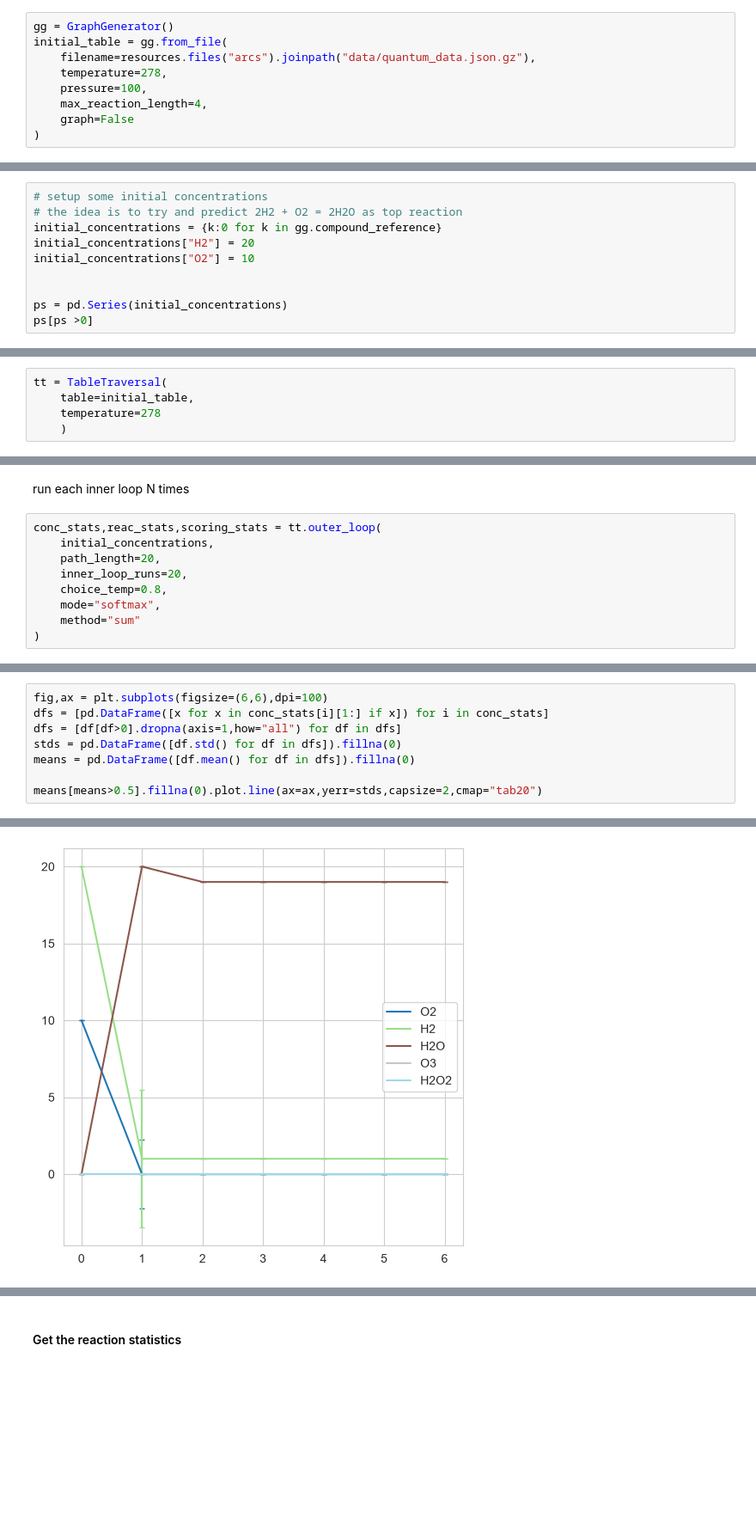
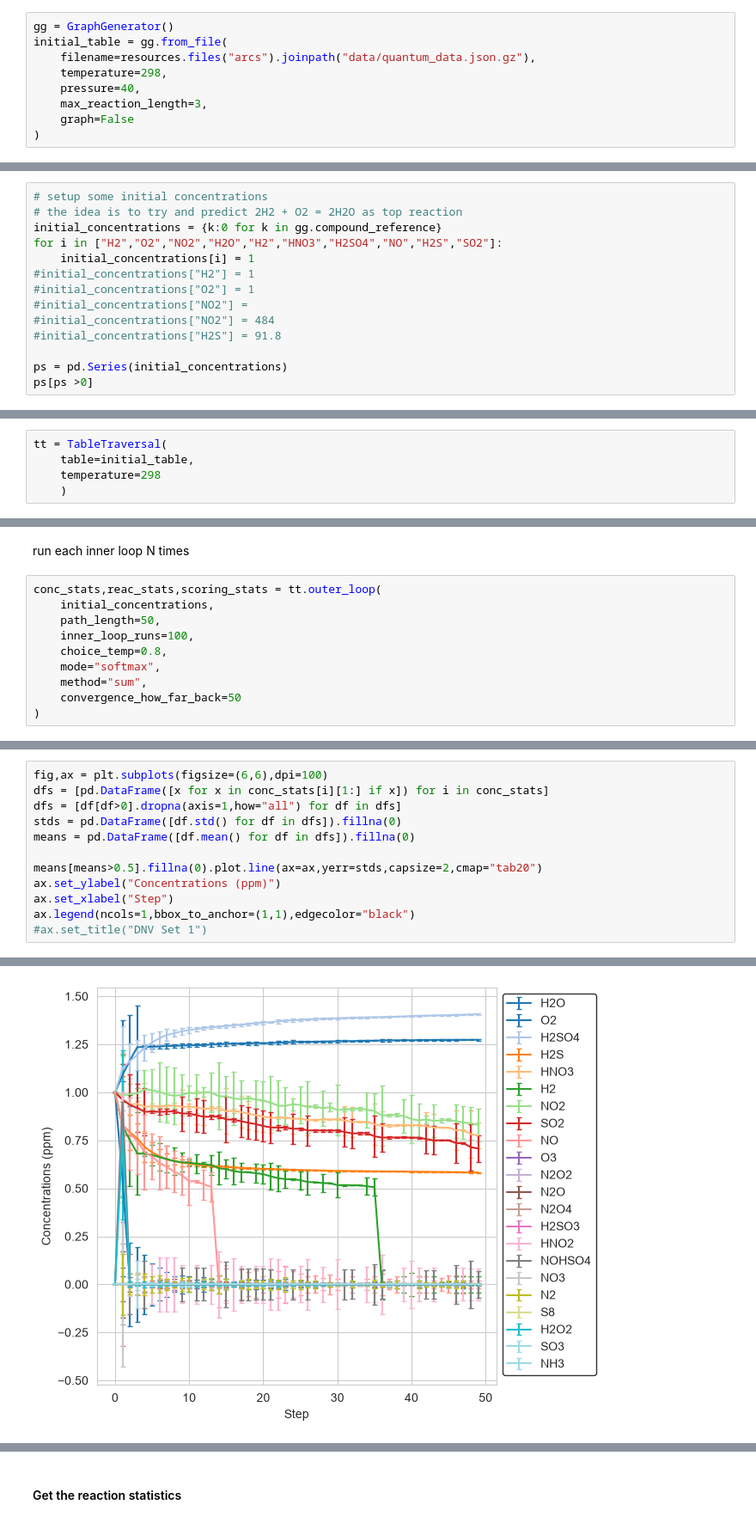
Before and after one commit to badw/arcs, a Jupyter notebook: examples/table_sandbox.ipynb, the cells around one changed output, grey strips where cells are left out. Shown at 86% size. Drawn from its saved outputs; the diff is of its cells as text; blank space fills up the shorter version.

```diff
--- a/examples/table_sandbox.ipynb
+++ b/examples/table_sandbox.ipynb
@@ -34,9 +34,9 @@ where compound is -ve or +ve based on whether it is used up or generated respect
 gg = GraphGenerator()
 initial_table = gg.from_file(
     filename=resources.files("arcs").joinpath("data/quantum_data.json.gz"),
-    temperature=278,
-    pressure=100,
-    max_reaction_length=4,
+    temperature=298,
+    pressure=40,
+    max_reaction_length=3,
     graph=False
 )
 # %%
@@ -61,9 +61,13 @@ initial_table
 # setup some initial concentrations
 # the idea is to try and predict 2H2 + O2 = 2H2O as top reaction
 initial_concentrations = {k:0 for k in gg.compound_reference}
-initial_concentrations["H2"] = 20
-initial_concentrations["O2"] = 10
-
+for i in ["H2","O2","NO2","H2O","H2","HNO3","H2SO4","NO","H2S","SO2"]:
+    initial_concentrations[i] = 1
+#initial_concentrations["H2"] = 1
+#initial_concentrations["O2"] = 1
+#initial_concentrations["NO2"] =
+#initial_concentrations["NO2"] = 484
+#initial_concentrations["H2S"] = 91.8
 
 ps = pd.Series(initial_concentrations)
 ps[ps >0]
@@ -75,7 +86,7 @@ ps[ps >0]
 # %%
 tt = TableTraversal(
     table=initial_table,
-    temperature=278
+    temperature=298
     )
 # %% [markdown]
 ### 1. Filter and Sort reactions
@@ -239,9 +306,10 @@ run each inner loop N times
 # %%
 conc_stats,reac_stats,scoring_stats = tt.outer_loop(
     initial_concentrations,
-    path_length=20,
-    inner_loop_runs=20,
+    path_length=50,
+    inner_loop_runs=100,
     choice_temp=0.8,
     mode="softmax",
-    method="sum"
+    method="sum",
+    convergence_how_far_back=50
 )
@@ -255,4 +321,8 @@ stds = pd.DataFrame([df.std() for df in dfs]).fillna(0)
 means = pd.DataFrame([df.mean() for df in dfs]).fillna(0)
 
 means[means>0.5].fillna(0).plot.line(ax=ax,yerr=stds,capsize=2,cmap="tab20")
+ax.set_ylabel("Concentrations (ppm)")
+ax.set_xlabel("Step")
+ax.legend(ncols=1,bbox_to_anchor=(1,1),edgecolor="black")
+#ax.set_title("DNV Set 1")
 # %% [output]
@@ -260,4 +330,4 @@ means[means>0.5].fillna(0).plot.line(ax=ax,yerr=stds,capsize=2,cmap="tab20")
-[figure, old version]
+[figure, new version]
 # %%
 # final concentrations
 final = means.T[len(means)-1].T.round(5)
```
Also changed, not shown: parts of 27 cells of this notebook.
